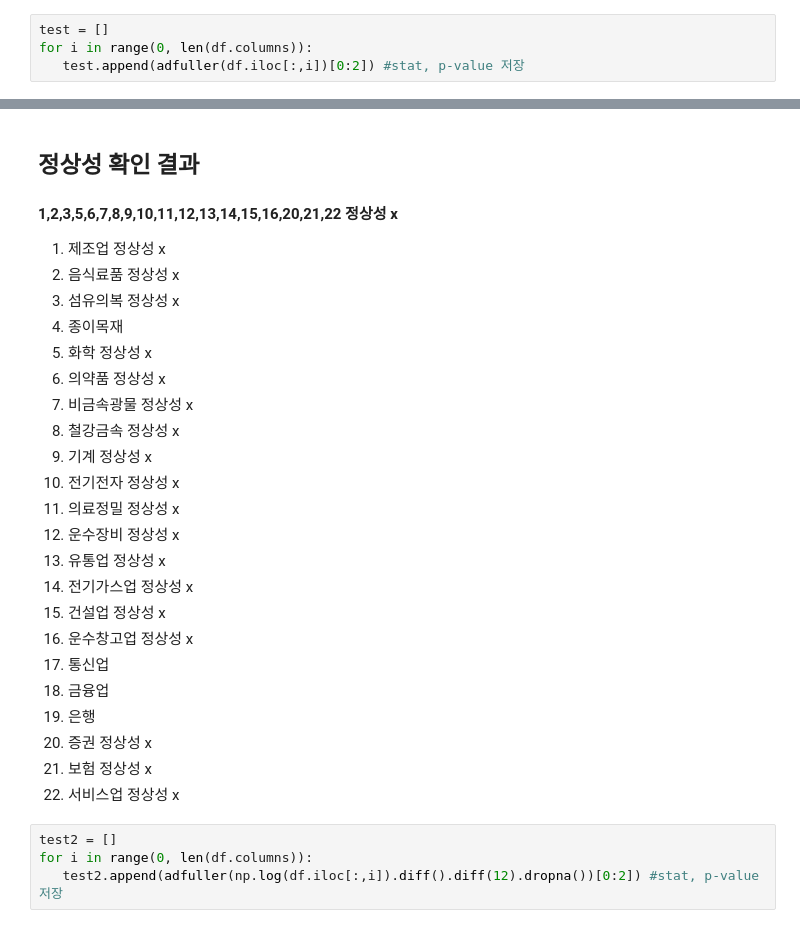
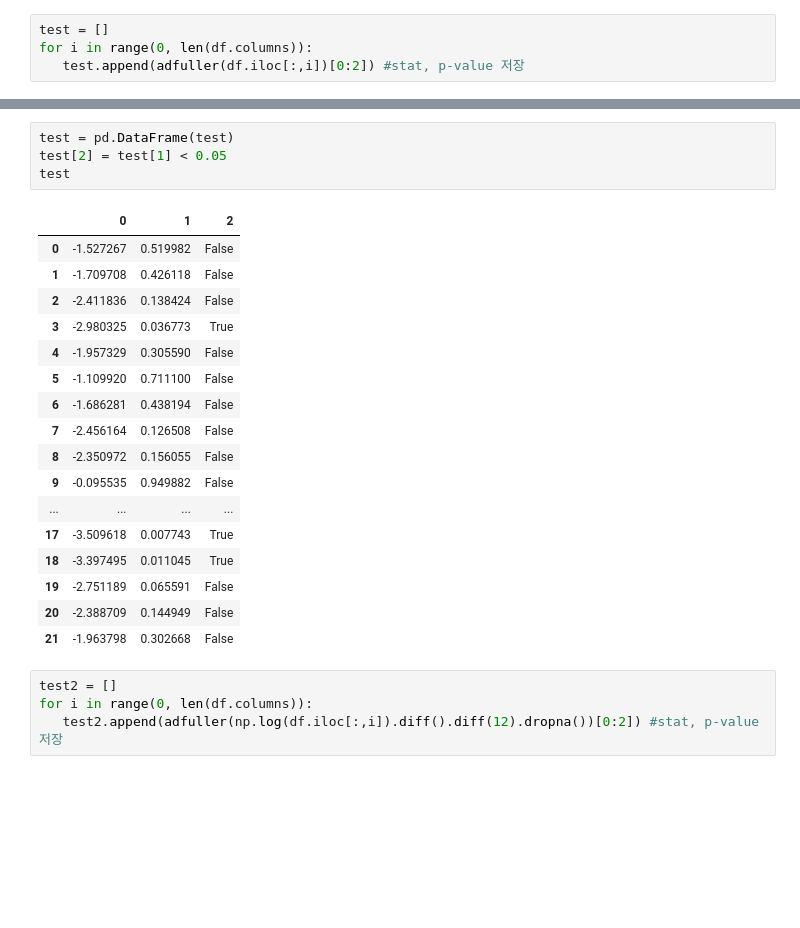
Before and after one commit to Jjineeq/Quant, a Jupyter notebook: EDA.ipynb, the cells around one changed output, grey strips where cells are left out. Saved outputs shown, nothing was run; the diff lists cells and outputs as text; blank space fills up the shorter version.

```diff
--- a/EDA.ipynb
+++ b/EDA.ipynb
@@ -176,29 +156,25 @@ test
-# %% [markdown]
-## 정상성 확인 결과
-#### 1,2,3,5,6,7,8,9,10,11,12,13,14,15,16,20,21,22 정상성 x
-
-1. 제조업       정상성 x
-2. 음식료품     정상성 x
-3. 섬유의복     정상성 x
-4. 종이목재
-5. 화학        정상성 x
-6. 의약품      정상성 x
-7. 비금속광물    정상성 x
-8. 철강금속   정상성 x
-9. 기계        정상성 x
-10. 전기전자    정상성 x
-11. 의료정밀    정상성 x
-12. 운수장비    정상성 x
-13. 유통업       정상성 x
-14. 전기가스업     정상성 x
-15. 건설업       정상성 x
-16. 운수창고업   정상성 x
-17. 통신업
-18. 금융업
-19. 은행
-20. 증권      정상성 x
-21. 보험       정상성 x
-22. 서비스업   정상성 x
+# %%
+test = pd.DataFrame(test)
+test[2] = test[1] < 0.05
+test
+# %% [output]
+|  | 0 | 1 | 2 |
+| 0 | -1.527267 | 0.519982 | False |
+| 1 | -1.709708 | 0.426118 | False |
+| 2 | -2.411836 | 0.138424 | False |
+| 3 | -2.980325 | 0.036773 | True |
+| 4 | -1.957329 | 0.305590 | False |
+| 5 | -1.109920 | 0.711100 | False |
+| 6 | -1.686281 | 0.438194 | False |
+| 7 | -2.456164 | 0.126508 | False |
+| 8 | -2.350972 | 0.156055 | False |
+| 9 | -0.095535 | 0.949882 | False |
+| ... | ... | ... | ... |
+| 17 | -3.509618 | 0.007743 | True |
+| 18 | -3.397495 | 0.011045 | True |
+| 19 | -2.751189 | 0.065591 | False |
+| 20 | -2.388709 | 0.144949 | False |
+| 21 | -1.963798 | 0.302668 | False |
 # %%
 test2 = []
 for i in range(0, len(df.columns)):
```
Also changed, not shown: parts of 16 cells of this notebook, 45 other files.
